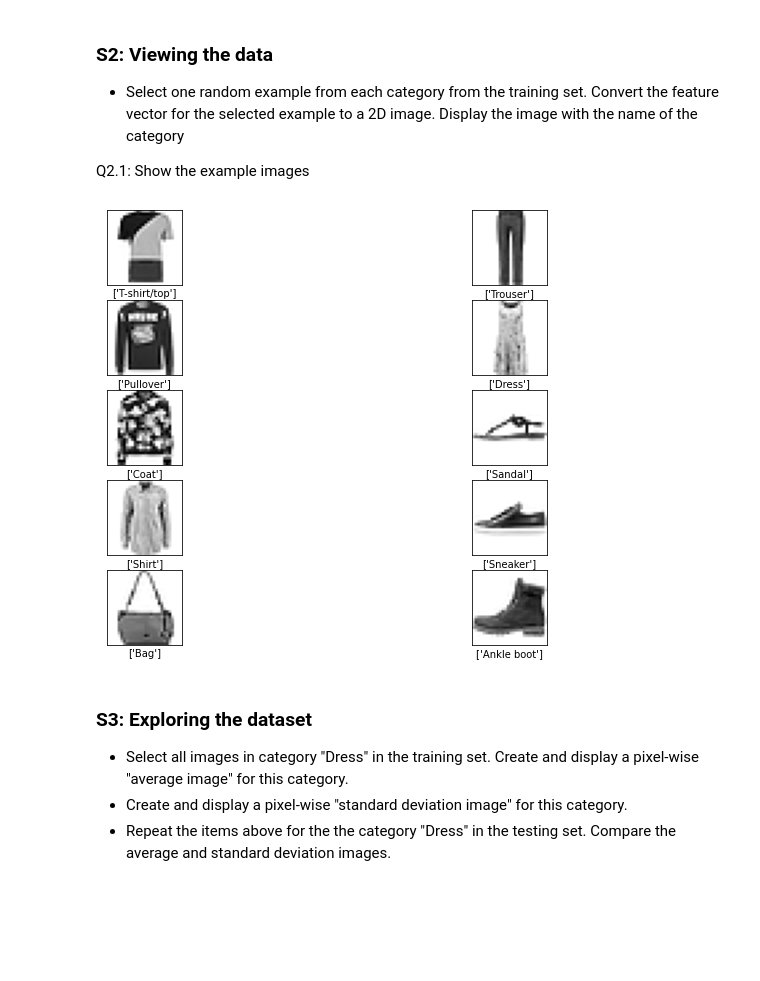
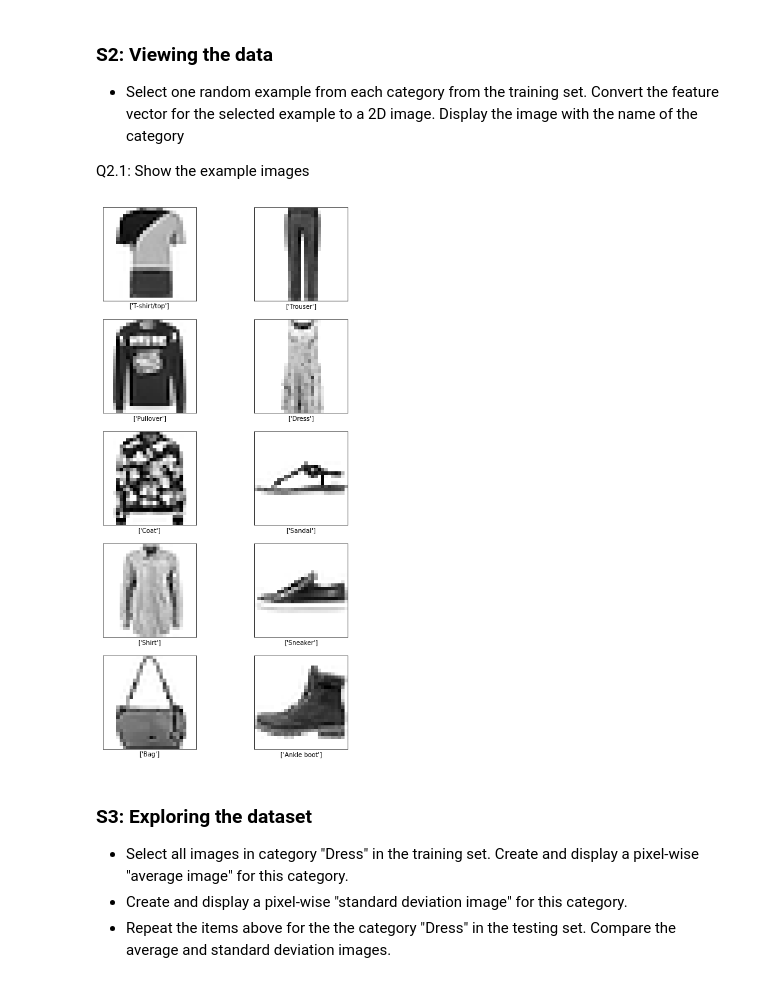
Before and after one commit to johnatawnclementawn/RemoteSensing_650_HW, a Jupyter notebook: HW1/MUSA650_Spring2022_HW1.ipynb, the cells around one changed output. Saved outputs shown, nothing was run; the diff lists cells and outputs as text; code cells hidden in the pictures; blank space fills up the shorter version.

```diff
--- a/HW1/MUSA650_Spring2022_HW1.ipynb
+++ b/HW1/MUSA650_Spring2022_HW1.ipynb
@@ -68,28 +69,28 @@ Q2.1: Show the example images
 # %%
 np.random.seed(231)
 
 listSel = [] # create emply list to hold selected images
 
 for i in range(len(class_names)):
     temp = np.where(y == i)[0] # Filter for one category of clothes
     # randomly select one example for that category:
     listSel.append(temp[np.random.choice(len(temp), size = 1, replace = False)])
 
 npListSel = np.array(listSel)
 
-plt.figure(figsize=(12,8))
+plt.figure(figsize=(8,16))
 
 for i in range(len(class_names)):
     plt.subplot(5,2,i+1)
     plt.xticks([])
     plt.yticks([])
     #plt.grid(False)
     plt.imshow(X[npListSel[i]].reshape(28,28), cmap=plt.cm.binary)
     plt.xlabel(class_names[y[npListSel[i]]])
 plt.tight_layout
 plt.show()
 # %% [output]
-[figure, old version]
+[figure, new version]
 # %% [markdown]
 ### S3: Exploring the dataset
 - Select all images in category "Dress" in the training set. Create and display a pixel-wise "average image" for this category.
```
Also changed, not shown: parts of 8 cells of this notebook.
